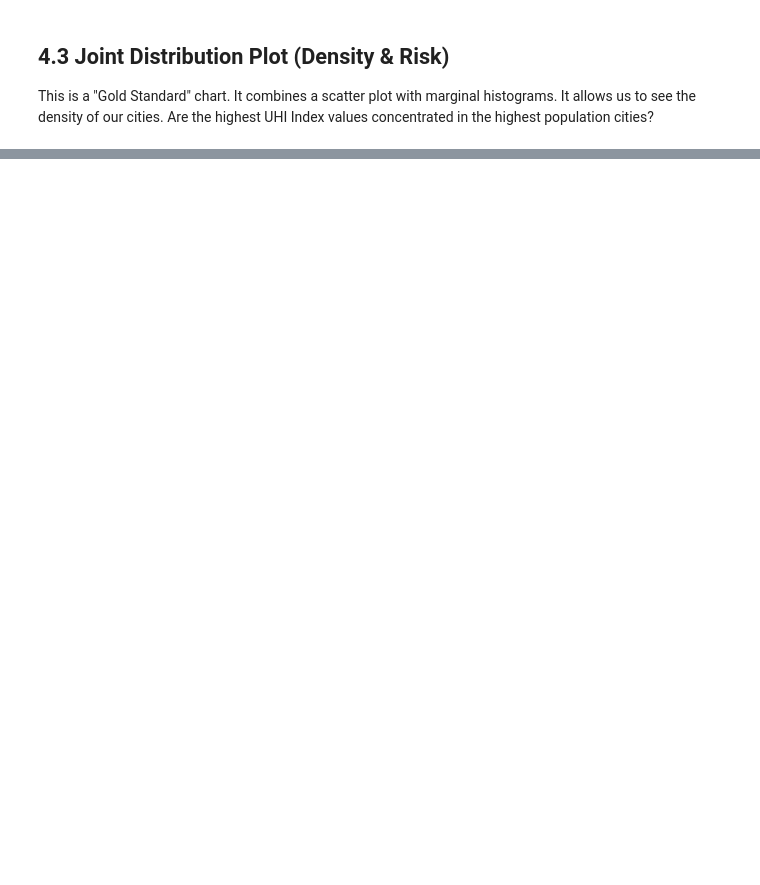
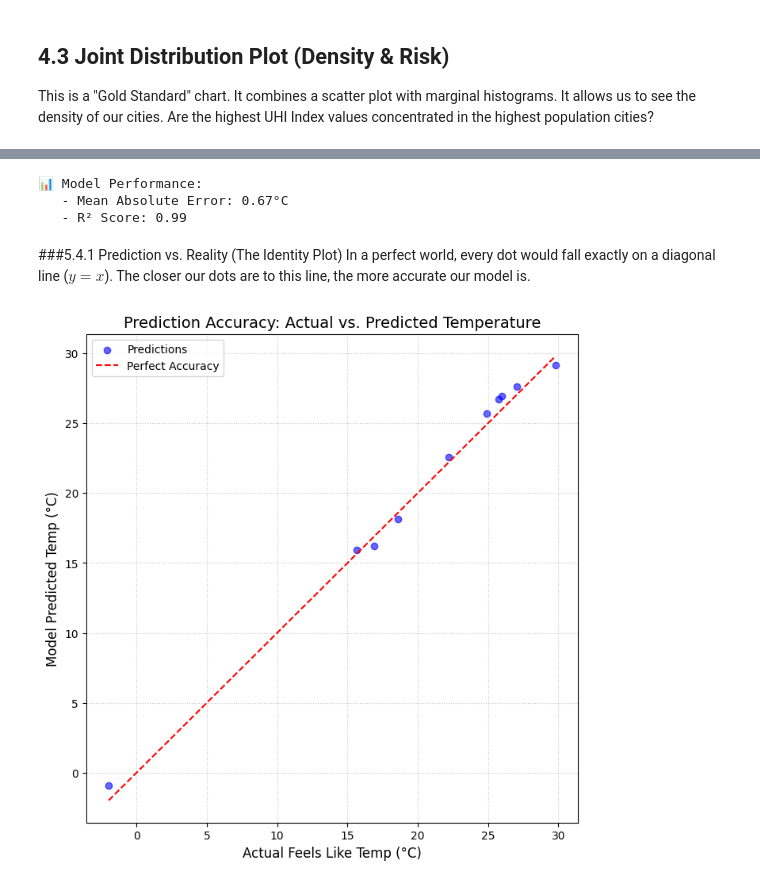
Before and after one commit to LiamDuero03/DS-Society-Project, a Jupyter notebook: Full-Project.ipynb, the cells around one changed output, grey strips where cells are left out. Drawn from its saved outputs; the diff is of its cells as text; code cells hidden in the pictures; blank space fills up the shorter version.

Commit message:
Added simple Linear regression with some evaluation charts

```diff
--- a/Full-Project.ipynb
+++ b/Full-Project.ipynb
@@ -548,0 +564,10 @@ print(f"Model Score: {model.score(X_test, y_test)}")
+# %%
+from sklearn.linear_model import LinearRegression
+
+# 1. Initialize the model
+model = LinearRegression()
+
+# 2. Train the model (This is where the learning happens!)
+model.fit(X_train, y_train)
+
+print("🤖 Model training complete!")
@@ -548,0 +579,40 @@ print(f"Model Score: {model.score(X_test, y_test)}")
+# %%
+from sklearn.metrics import mean_absolute_error, r2_score
+
+# Make predictions on the test set
+y_pred = model.predict(X_test)
+
+# Calculate metrics
+mae = mean_absolute_error(y_test, y_pred)
+r2 = r2_score(y_test, y_pred)
+
+print(f"📊 Model Performance:")
+print(f"   - Mean Absolute Error: {mae:.2f}°C")
+print(f"   - R² Score: {r2:.2f}")
+# %% [output]
+📊 Model Performance:
+   - Mean Absolute Error: 0.67°C
+   - R² Score: 0.99
+# %% [markdown]
+###5.4.1 Prediction vs. Reality (The Identity Plot)
+In a perfect world, every dot would fall exactly on a diagonal line ($y = x$). The closer our dots are to this line, the more accurate our model is.
+# %%
+import matplotlib.pyplot as plt
+import seaborn as sns
+
+plt.figure(figsize=(8, 8))
+# Plotting the Actual vs Predicted
+plt.scatter(y_test, y_pred, color='blue', alpha=0.6, label='Predictions')
+
+# Plotting the 'Perfect Match' line
+line_coords = [y_test.min(), y_test.max()]
+plt.plot(line_coords, line_coords, color='red', linestyle='--', label='Perfect Accuracy')
+
+plt.title('Prediction Accuracy: Actual vs. Predicted Temperature', fontsize=14)
+plt.xlabel('Actual Feels Like Temp (°C)', fontsize=12)
+plt.ylabel('Model Predicted Temp (°C)', fontsize=12)
+plt.legend()
+plt.grid(True, linestyle=':', alpha=0.7)
+plt.show()
+# %% [output]
+[figure, added]
```
Also changed, not shown: parts of 23 cells of this notebook.
